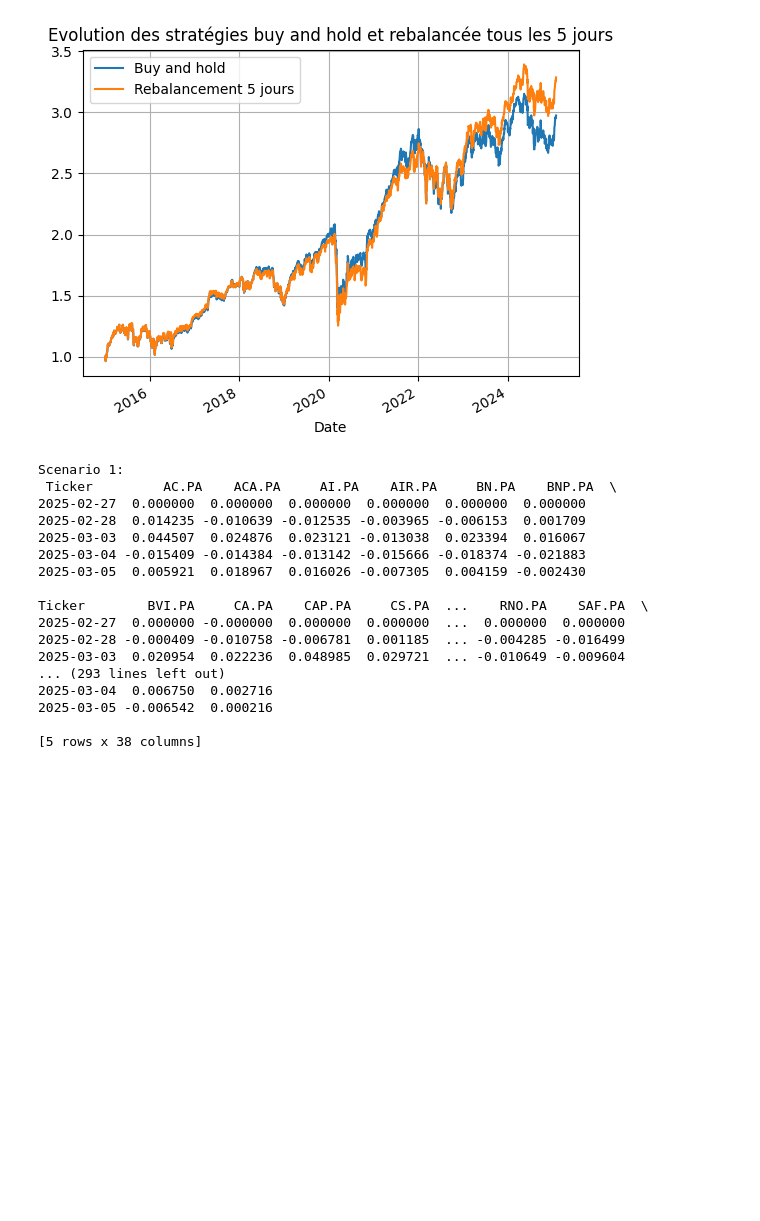
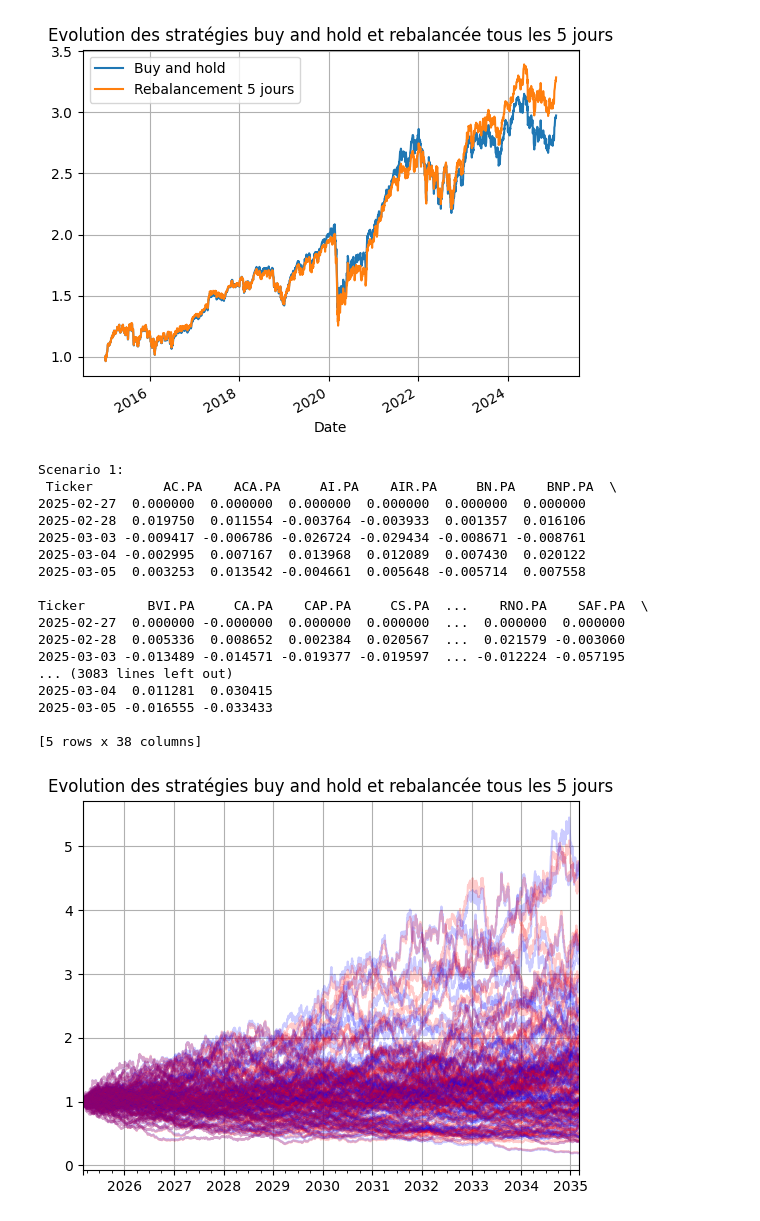
Before and after one commit to ZeBaoB/Cutting-edge_AssetTool-, a Jupyter notebook: Cutting edge 1.ipynb, the cells around one changed output. Cells and saved outputs as stored; diff of their text form; code cells hidden in the pictures; blank space fills up the shorter version.

Commit message:
simulation multiscenario sur deux strats

```diff
--- a/Cutting edge 1.ipynb
+++ b/Cutting edge 1.ipynb
@@ -228,7 +246,7 @@ BeginDate = '2025-02-27'
 EndDate = '2035-03-01'
 
 # Générer les scénarios
-scenarios = generate_scenarios(mu_annuel, Volatilite_annuel, mat_correlation, nb_scenario=10, BeginDate=BeginDate, EndDate=EndDate)
+scenarios = generate_scenarios(mu_annuel, Volatilite_annuel, mat_correlation, nb_scenario=100, BeginDate=BeginDate, EndDate=EndDate, seed=250)
 
 # Afficher les premiers scénarios pour vérifier
 for scenario_name, scenario_data in scenarios.items():
@@ -237,17 +255,34 @@ for scenario_name, scenario_data in scenarios.items():
 Scenario 1:
  Ticker         AC.PA    ACA.PA     AI.PA    AIR.PA     BN.PA    BNP.PA  \
 2025-02-27  0.000000  0.000000  0.000000  0.000000  0.000000  0.000000
-2025-02-28  0.014235 -0.010639 -0.012535 -0.003965 -0.006153  0.001709
-2025-03-03  0.044507  0.024876  0.023121 -0.013038  0.023394  0.016067
-2025-03-04 -0.015409 -0.014384 -0.013142 -0.015666 -0.018374 -0.021883
-2025-03-05  0.005921  0.018967  0.016026 -0.007305  0.004159 -0.002430
+2025-02-28  0.019750  0.011554 -0.003764 -0.003933  0.001357  0.016106
+2025-03-03 -0.009417 -0.006786 -0.026724 -0.029434 -0.008671 -0.008761
+2025-03-04 -0.002995  0.007167  0.013968  0.012089  0.007430  0.020122
+2025-03-05  0.003253  0.013542 -0.004661  0.005648 -0.005714  0.007558
 
 Ticker        BVI.PA     CA.PA    CAP.PA     CS.PA  ...    RNO.PA    SAF.PA  \
 2025-02-27  0.000000 -0.000000  0.000000  0.000000  ...  0.000000  0.000000
-2025-02-28 -0.000409 -0.010758 -0.006781  0.001185  ... -0.004285 -0.016499
-2025-03-03  0.020954  0.022236  0.048985  0.029721  ... -0.010649 -0.009604
-... (293 lines left out)
-2025-03-04  0.006750  0.002716
-2025-03-05 -0.006542  0.000216
+2025-02-28  0.005336  0.008652  0.002384  0.020567  ...  0.021579 -0.003060
+2025-03-03 -0.013489 -0.014571 -0.019377 -0.019597  ... -0.012224 -0.057195
+... (3083 lines left out)
+2025-03-04  0.011281  0.030415
+2025-03-05 -0.016555 -0.033433
 
 [5 rows x 38 columns]
+# %%
+# Exemple d'utilisation
+allocation = np.ones(nb_stocks) / nb_stocks
+i=0
+
+for scenario_name, scenario_data in scenarios.items():
+    evolution_huyHold_sce1 = generate_evolution(scenario_data, allocation)
+    evolution_Rebal_sce1 = generate_evolution(scenario_data, allocation, T_rebalancement = 20)
+    evolution_huyHold_sce1.sum(axis=1).plot(color="blue", alpha=0.2)
+    evolution_Rebal_sce1.sum(axis=1).plot(color="red", alpha=0.2)
+    i+=1
+plt.title("Evolution des stratégies buy and hold et rebalancée tous les 5 jours")
+#plt.legend()
+plt.grid()
+plt.show()
+# %% [output]
+[figure, added]
```
Also changed, not shown: parts of 4 cells of this notebook.
